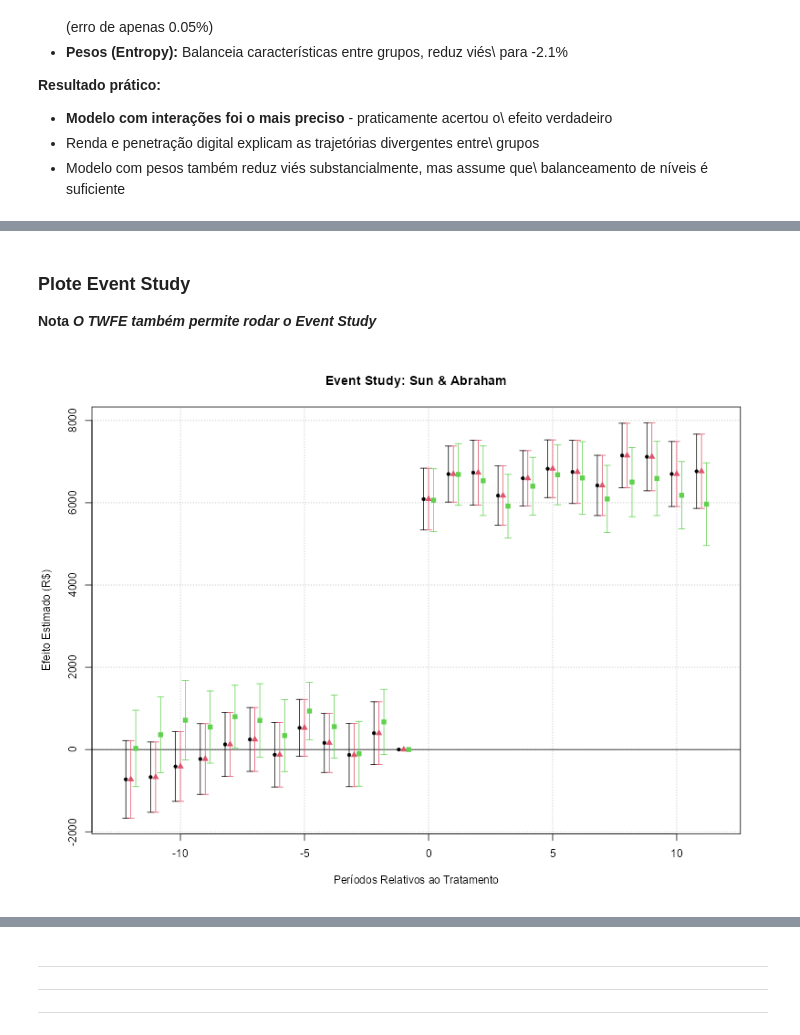
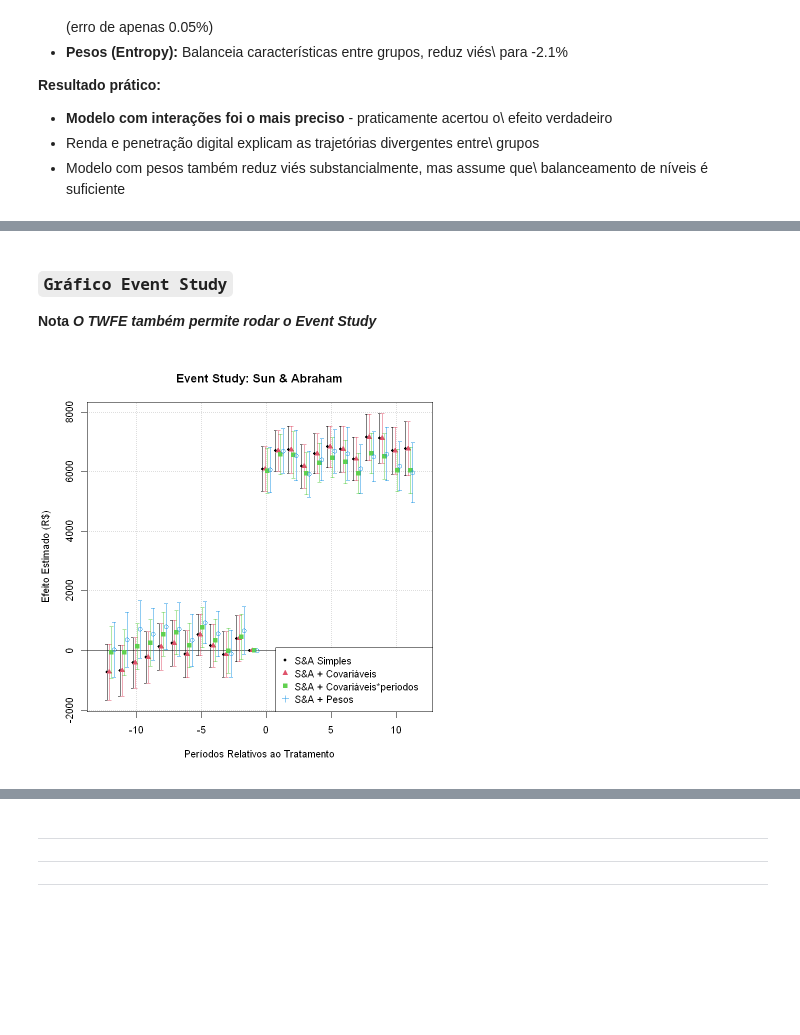
Before and after one commit to silviopaula/ciencia-dados-portifolio, a Jupyter notebook: Marketing_causal_inference/Script R- Marketing e inferência causal.ipynb, the cells around one changed output, grey strips where cells are left out. Cells and saved outputs as stored; diff of their text form; code cells hidden in the pictures; blank space fills up the shorter version.

```diff
--- a/Marketing_causal_inference/Script R- Marketing e inferência causal.ipynb
+++ b/Marketing_causal_inference/Script R- Marketing e inferência causal.ipynb
@@ -1886,25 +1916,28 @@ pós-campanha
 # ============================================
 
 # Sun & Abraham sem covariadas e sem pesos
-modelo_sa <- feols(
-  vendas ~ sunab(cohort, periodo) |
-    loja_id + periodo,
-  data = dados_sa
+modelo_sa <- feols(vendas ~ sunab(cohort, periodo) |
+  loja_id + periodo, # efeitos fixos
+  data = dados_sa # painel de dados
 )
 
-# Sun & Abraham sem covariadas e sem pesos
-modelo_sa_cov <- feols(
-  vendas ~ sunab(cohort, periodo) + renda_per_capita + penetracao_internet + n_concorrentes |
-    loja_id + periodo,
-  data = dados_sa
+# Sun & Abraham com covariadas e sem pesos
+modelo_sa_cov <- feols( vendas ~ sunab(cohort, periodo) + renda_per_capita + penetracao_internet + n_concorrentes |
+  loja_id + periodo, # efeitos fixos
+  data = dados_sa # painel de dados
+)
+
+# Sun & Abraham com covariadas x períodos e sem pesos
+modelo_sa_cov_int <- feols( vendas ~ sunab(cohort, periodo) + renda_per_capita*periodo + penetracao_internet*periodo + n_concorrentes*periodo |
+  loja_id + periodo, # efeitos fixos
+  data = dados_sa # painel de dados
 )
 
 # Sun & Abraham com pesos
-modelo_sa_weighted <- feols(
-  vendas ~ sunab(cohort, periodo) |
-    loja_id + periodo,
-  data = dados_sa,
-  weights = ~peso
+modelo_sa_weighted <- feols(vendas ~ sunab(cohort, periodo) |
+  loja_id + periodo,  # efeitos fixos
+  data = dados_sa, # painel de dados
+  weights = ~peso # pesos do Entropy Balancing
 )
 # %% [output]
 The variables 'renda_per_capita', 'penetracao_internet' and 'n_concorrentes' have been removed because of collinearity (see $collin.var).
@@ -1929,19 +2004,27 @@ Signif. codes: 0 '***' 0.001 '**' 0.01 '*' 0.05 '.' 0.1 ' ' 1
 # %% [markdown]
-### Plote Event Study
+### **`Gráfico Event Study`**
 
 **Nota** ***O TWFE também permite rodar o Event Study***
 # %%
 # Event study com legenda
 iplot(
   list(
     "S&A Simples" = modelo_sa,
     "S&A + Covariáveis" = modelo_sa_cov,
-    "S&A + Pesos" = modelo_sa_weighted
-  ),
+    "S&A + Covariáveis*periodos" = modelo_sa_cov_int,
+    "S&A + Pesos" = modelo_sa_weighted),
   ref = "all",
   main = "Event Study: Sun & Abraham",
   xlab = "Períodos Relativos ao Tratamento",
   ylab = "Efeito Estimado (R$)"
 )
+
+legend("bottomright",
+       col = c(1, 2, 3, 4),
+       pch = c(20, 17, 15, 3),
+       legend = c("S&A Simples",
+                  "S&A + Covariáveis",
+                  "S&A + Covariáveis*periodos",
+                  "S&A + Pesos"))
 # %% [output]
-[figure, old version]
+[figure, new version]
```
Also changed, not shown: parts of 10 cells of this notebook.
